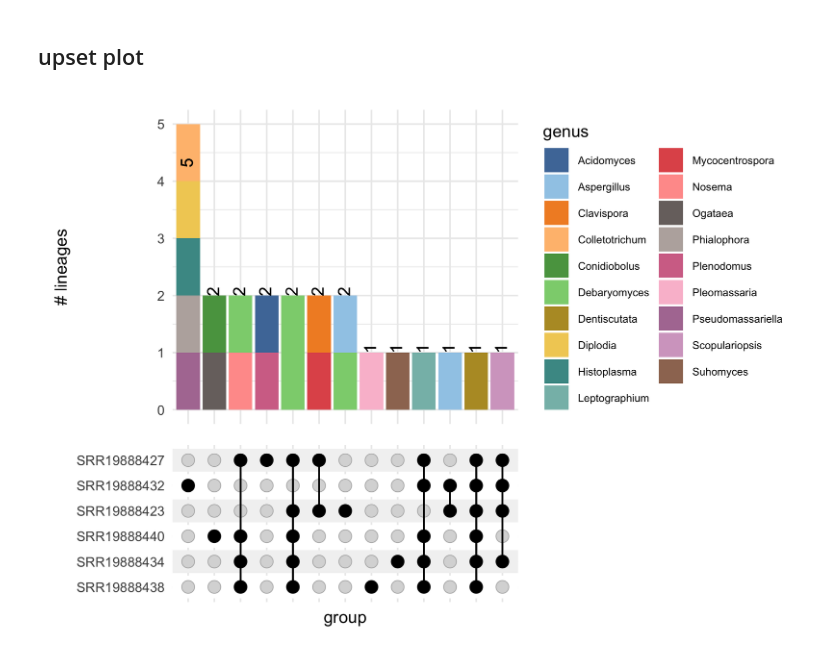
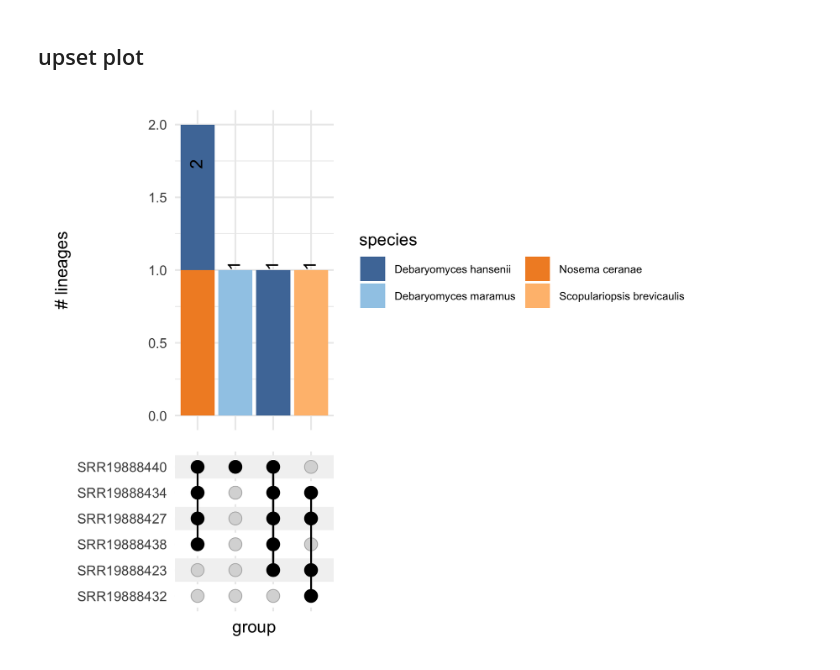
Before and after one commit to Arcadia-Science/2022-prjna853785-sourmash, a Jupyter notebook: notebooks/20220915-visualize-genbank-fungi.ipynb, the cells around one changed output. Saved outputs shown, nothing was run; the diff lists cells and outputs as text; code cells hidden in the pictures.

Commit message:
add f match and filtering

```diff
--- a/notebooks/20220915-visualize-genbank-fungi.ipynb
+++ b/notebooks/20220915-visualize-genbank-fungi.ipynb
@@ -23,6 +23,13 @@ library(ComplexUpset)
 source("scripts/utils.R") # contains function fromList().
 # %% [markdown]
 ## Read in sourmash taxonomy results
+# %%
+# USER-DEFINED FILTERING THRESHOLD
+# This repository sets sourmash gather's --threshold-bp parameter to 0, meaning we will return all matches even if there is only 1 k-mer overlap.
+# Because we only want to work with results we are confident, we'll set a filtering threshold.
+# I think 20,000bp (equivalent to 20 hashes) is a stringent threshold.
+# This number is probably least appropriate for viruses and community members that are present at very low abundance (e.g. potential archaea).
+intersect_bp_threshold <- 20000
 # %%
 # read in the sourmash taxonomy results from all samples into a single data frame
 sourmash_taxonomy_results <- Sys.glob("outputs/sourmash_taxonomy/*genbank-2022.03-k31.with-lineages.csv") %>%
@@ -32,7 +39,8 @@ sourmash_taxonomy_results <- Sys.glob("outputs/sourmash_taxonomy/*genbank-2022.0
   mutate(lowest_taxonomic_assignment = ifelse(!is.na(strain), strain, species), # make a label for plots
          lineage_species = paste(domain, phylum, class, order, family, genus, species, sep = ";"),  # make a lineage that doesn't include strain
          database = basename(filename)) %>% # simplify database name
-  filter(database == "genbank-2022.03-fungi-k31.zip")
+  filter(database == "genbank-2022.03-fungi-k31.zip") %>%
+  filter(intersect_bp >= intersect_bp_threshold)
 # %% [output]
 Warning message:
 “Expected 8 pieces. Missing pieces filled with `NA` in 4999 rows [1, 2, 3, 4, 6, 8, 9, 10, 11, 12, 13, 14, 15, 16, 17, 18, 19, 20, 21, 22, ...].”
@@ -55,13 +77,14 @@ length(unique(sourmash_taxonomy_results$genus))
 files <- Sys.glob("outputs/sourmash_taxonomy/*k31*csv") # list files in the taxonomy folder that contain k31 and end with .csv
 sourmash_taxonomy_upset_list <- list()
 for(i in 1:length(files)){
-    taxonomy <- read_csv(files[i], show_col_types = F)     # read in the sourmash taxonomy results
+    taxonomy <- read_csv(files[i], show_col_types = F)         # read in the sourmash taxonomy results
     taxonomy <- taxonomy %>%
-      mutate(database = basename(filename)) %>%            # simplify database name
-      filter(database == "genbank-2022.03-fungi-k31.zip")  # filter to fungi
-    sample_name <- unique(taxonomy$query_name)             # record the signature name which is currently stored as the column name
-    sourmash_taxonomy_upset_list[[i]] <- taxonomy$lineage  # record the lineage names in a list
-    names(sourmash_taxonomy_upset_list)[i] <- sample_name  # set the name of the list index to the signature name
+      mutate(database = basename(filename)) %>%                # simplify database name
+      filter(database == "genbank-2022.03-fungi-k31.zip") %>%  # filter to fungi...
+      filter(intersect_bp >= intersect_bp_threshold)           # ...that we see at least 20kbp from
+    sample_name <- unique(taxonomy$query_name)                 # record the signature name which is currently stored as the column name
+    sourmash_taxonomy_upset_list[[i]] <- taxonomy$lineage      # record the lineage names in a list
+    names(sourmash_taxonomy_upset_list)[i] <- sample_name      # set the name of the list index to the signature name
 }
 # %%
 # re-format the list into format needed to make upset plot
@@ -74,7 +97,7 @@ upset_df <- fromList(sourmash_taxonomy_upset_list)
 
 # first, make a data frame that has lineage:color mapping, where color will be some level of taxonomy
 lineage_to_db <- sourmash_taxonomy_results %>%
-  select(genus, lineage) %>%
+  select(species, lineage) %>%
   distinct()
 
 upset_df <- upset_df %>%
@@ -83,13 +106,13 @@ upset_df <- upset_df %>%
 # %%
 # plot the upset plot
 upset(upset_df, intersect = names(sourmash_taxonomy_upset_list), set_sizes = F,
       base_annotations=list(
           '# lineages'=intersection_size(text=list(vjust=0.4, hjust=.05, angle=90),
                                                           text_colors=c(on_background='black', on_bar='black'),
-                                                          mapping=aes(fill=genus)) +
+                                                          mapping=aes(fill=species)) +
           scale_fill_tableau(palette = "Tableau 20") +
           theme(legend.text = element_text(size = 7)) +
           guides(fill=guide_legend(ncol=2)))
      )
 # %% [output]
-[figure, old version]
+[figure, new version]
```
Also changed, not shown: parts of 6 cells of this notebook.
